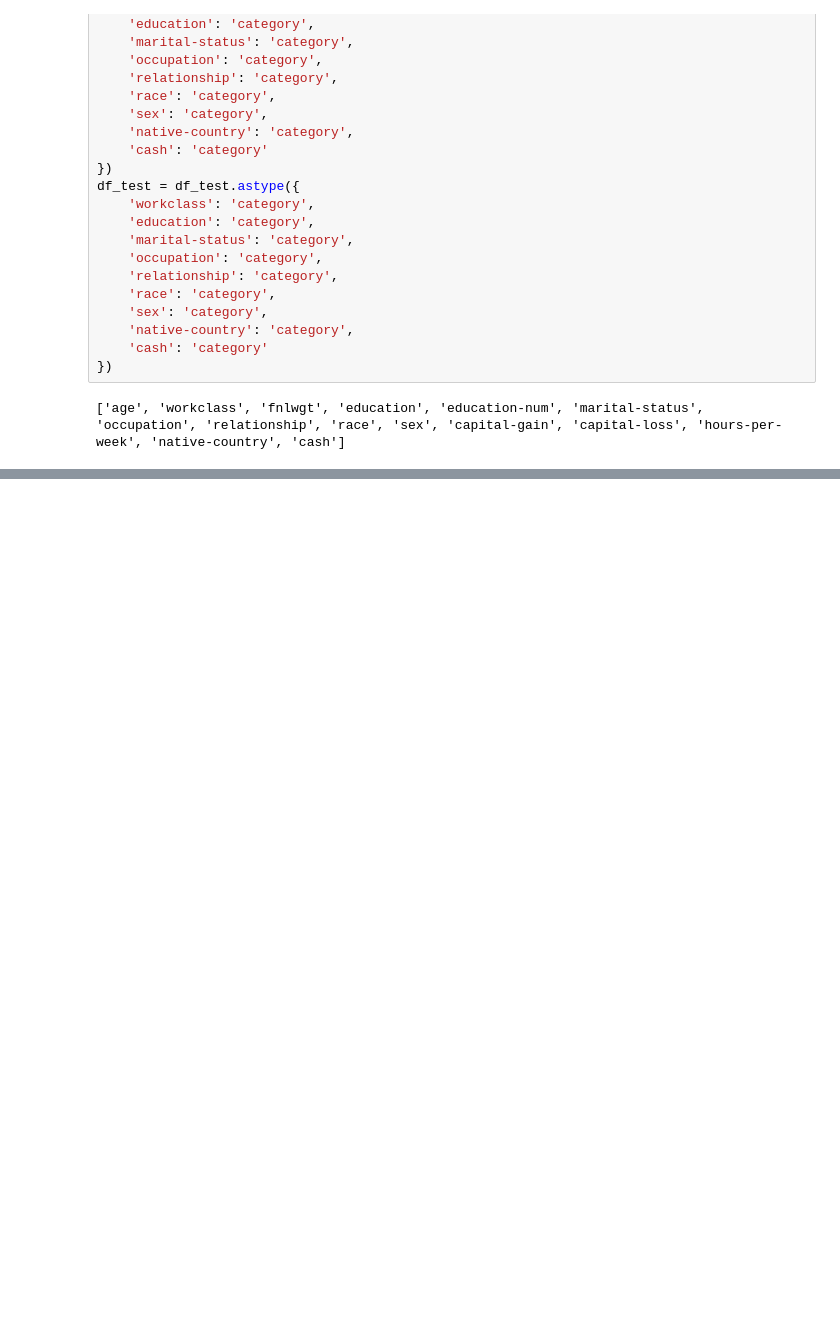
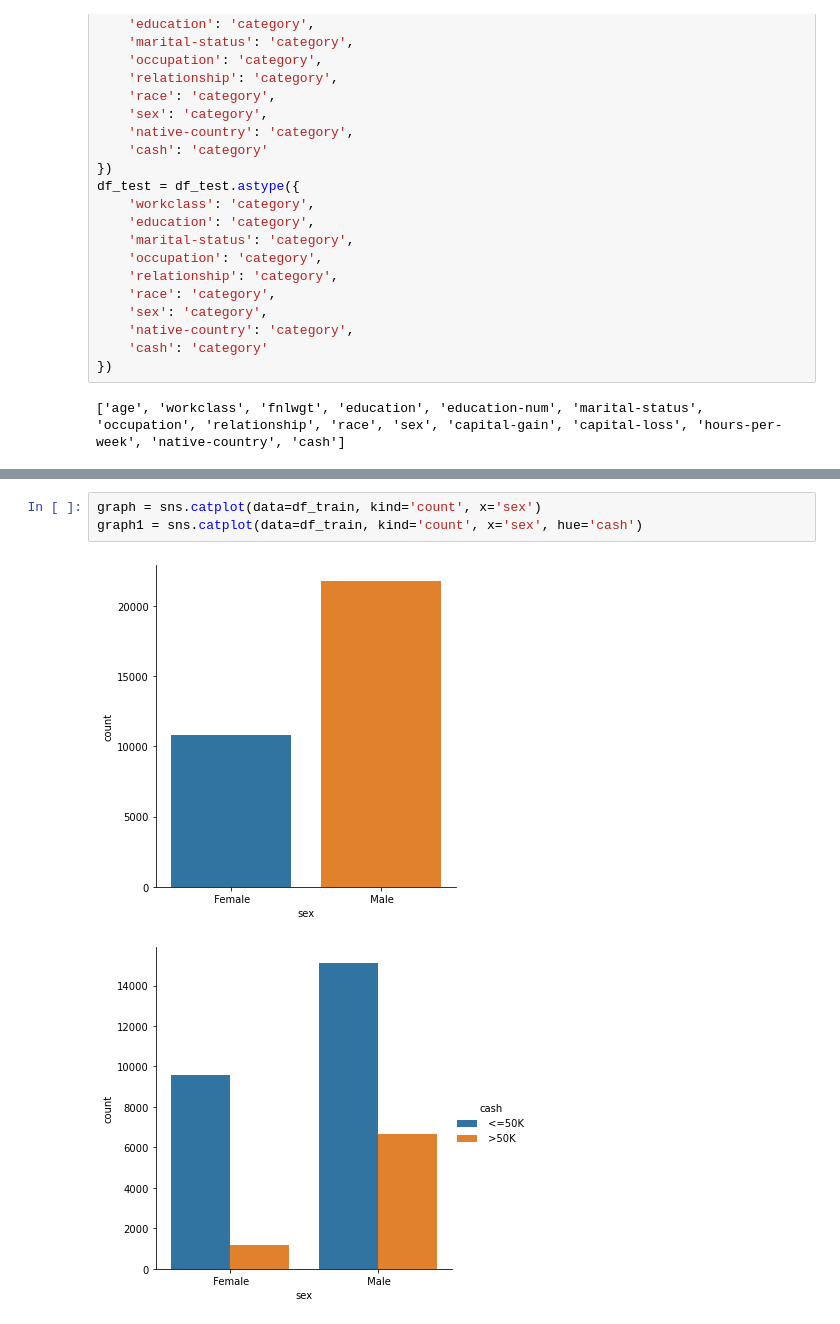
Before and after one commit to astind/578-group-proj, a Jupyter notebook: src/dastin.ipynb, the cells around one changed output, grey strips where cells are left out. Saved outputs shown, nothing was run; the diff lists cells and outputs as text; blank space fills up the shorter version.

```diff
--- a/src/dastin.ipynb
+++ b/src/dastin.ipynb
@@ -84,0 +94,6 @@ plt.show()
+# %%
+graph = sns.catplot(data=df_train, kind='count', x='sex')
+graph1 = sns.catplot(data=df_train, kind='count', x='sex', hue='cash')
+# %% [output]
+[figure, added]
+[figure, added]
```
Also changed, not shown: parts of 12 cells of this notebook.
